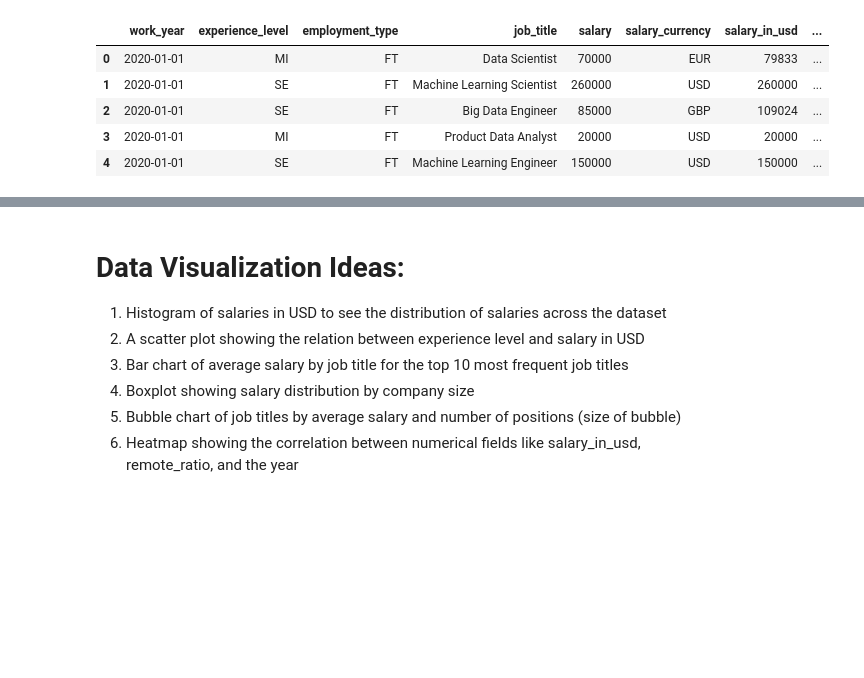
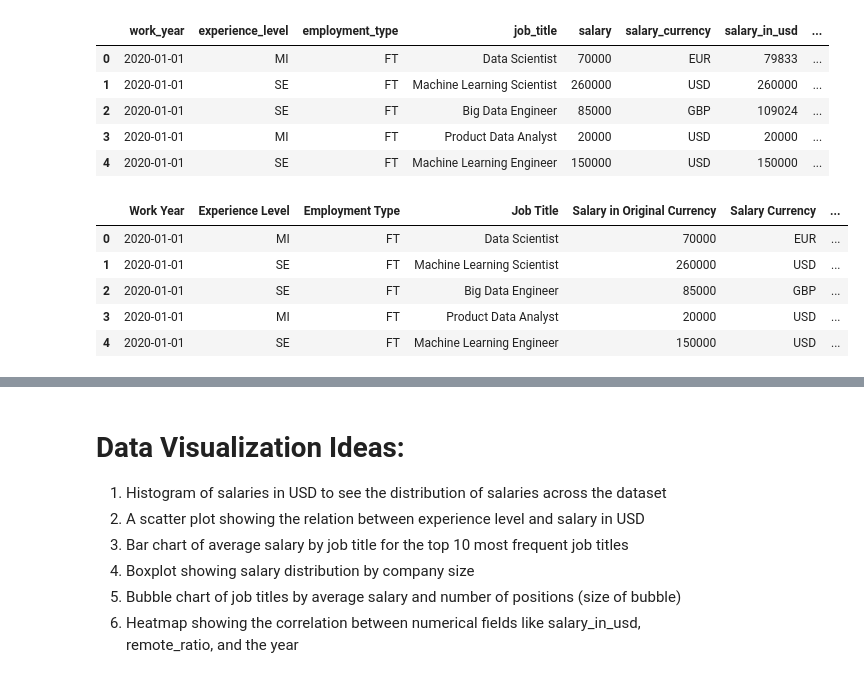
Before and after one commit to MichaelHeUVA/DS4003-Final-Project, a Jupyter notebook: Dashboard_Data_Preparation.ipynb, the cells around one changed output, grey strips where cells are left out. Saved outputs shown, nothing was run; the diff lists cells and outputs as text; code cells hidden in the pictures; blank space fills up the shorter version.

Commit message:
Added provenance and cleaned data

```diff
--- a/Dashboard_Data_Preparation.ipynb
+++ b/Dashboard_Data_Preparation.ipynb
@@ -113,3 +117,14 @@ df.head()
 | 2 | 2020-01-01 | SE | FT | Big Data Engineer | 85000 | GBP | 109024 | ... |
 | 3 | 2020-01-01 | MI | FT | Product Data Analyst | 20000 | USD | 20000 | ... |
 | 4 | 2020-01-01 | SE | FT | Machine Learning Engineer | 150000 | USD | 150000 | ... |
+# %%
+# rename columns to be more readable
+df.rename(columns={'work_year' : 'Work Year', 'experience_level' : 'Experience Level', 'employment_type' : 'Employment Type', 'job_title' : 'Job Title', 'salary' : 'Salary in Original Currency', 'salary_currency' : 'Salary Currency', 'salary_in_usd' : 'Salary in USD', 'employee_residence' : 'Employee Residence', 'remote_ratio' : 'Remote Ratio', 'company_location' : 'Company Location', 'company_size' : 'Company Size'}, inplace=True)
+df.head()
+# %% [output]
+|  | Work Year | Experience Level | Employment Type | Job Title | Salary in Original Currency | Salary Currency | ... |
+| 0 | 2020-01-01 | MI | FT | Data Scientist | 70000 | EUR | ... |
+| 1 | 2020-01-01 | SE | FT | Machine Learning Scientist | 260000 | USD | ... |
+| 2 | 2020-01-01 | SE | FT | Big Data Engineer | 85000 | GBP | ... |
+| 3 | 2020-01-01 | MI | FT | Product Data Analyst | 20000 | USD | ... |
+| 4 | 2020-01-01 | SE | FT | Machine Learning Engineer | 150000 | USD | ... |
```
Also changed, not shown: parts of 8 cells of this notebook, 1 other file.
